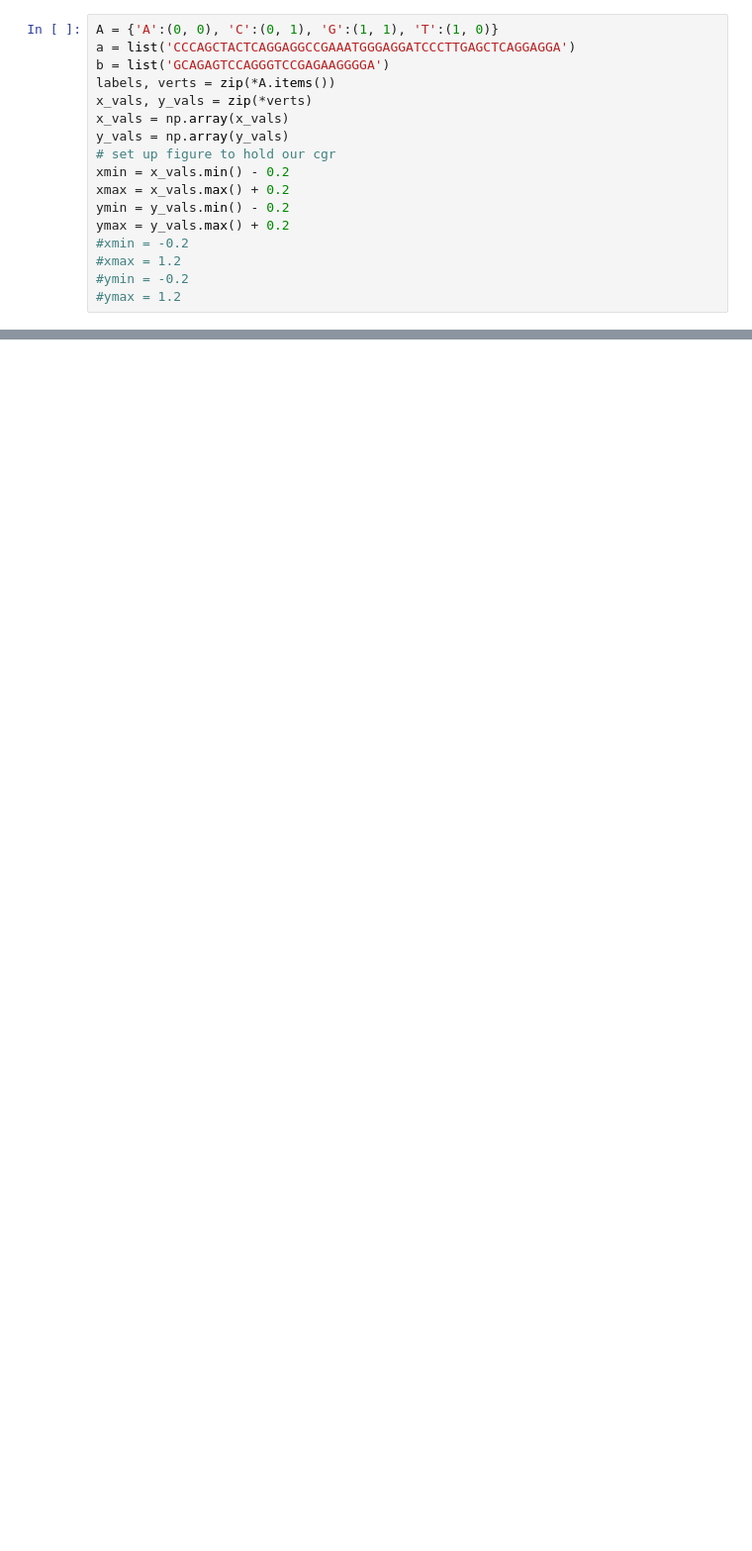
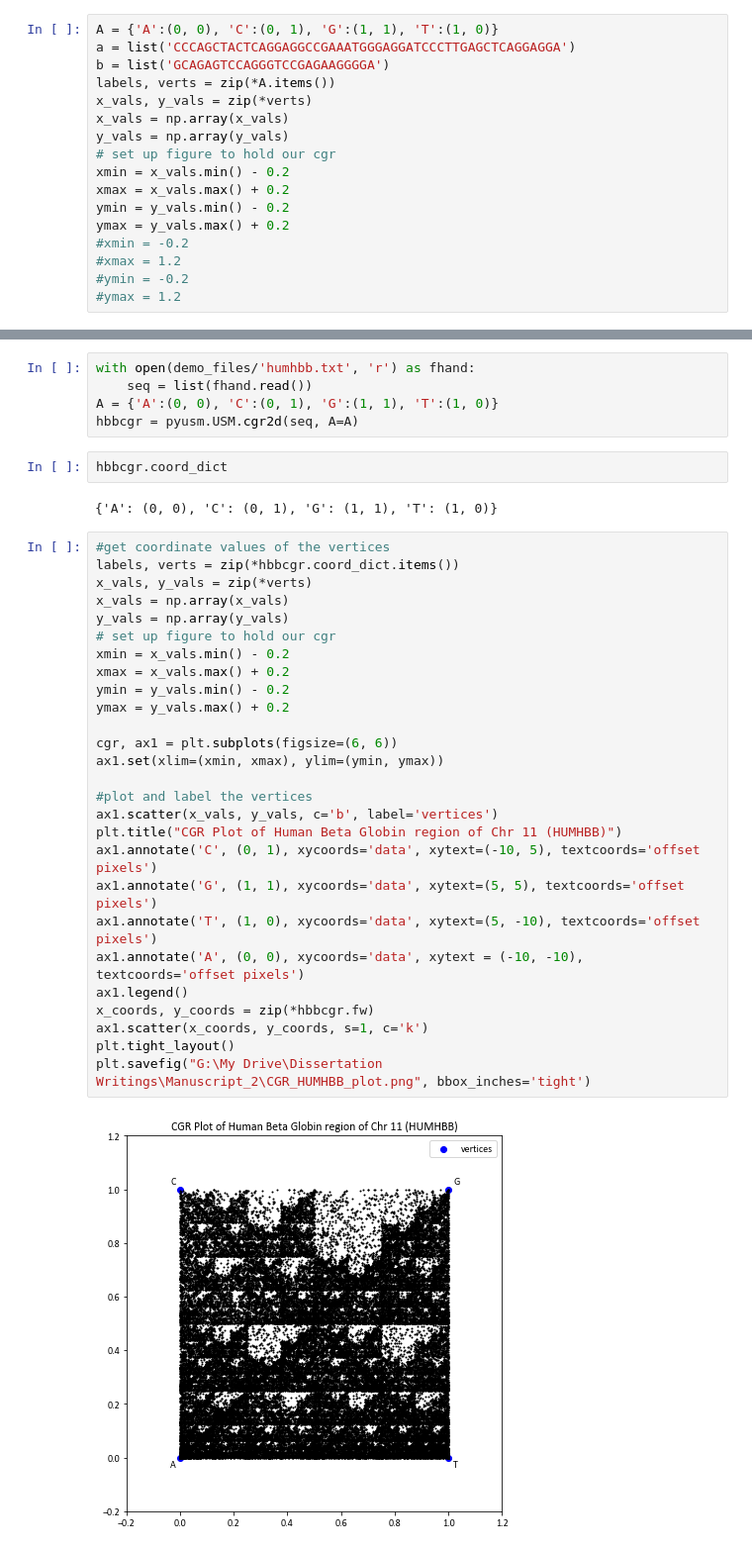
Before and after one commit to katherine983/pyusm, a Jupyter notebook: doc/manuscript2_figures.ipynb, the cells around one changed output, grey strips where cells are left out. Shown at 99% size. Cells and saved outputs as stored; diff of their text form; blank space fills up the shorter version.

```diff
--- a/doc/manuscript2_figures.ipynb
+++ b/doc/manuscript2_figures.ipynb
@@ -65,0 +69,38 @@ plt.savefig("G:\My Drive\Dissertation Writings\Manuscript_2\CGR_suffix_plot.png"
+# %%
+with open(demo_files/'humhbb.txt', 'r') as fhand:
+    seq = list(fhand.read())
+A = {'A':(0, 0), 'C':(0, 1), 'G':(1, 1), 'T':(1, 0)}
+hbbcgr = pyusm.USM.cgr2d(seq, A=A)
+# %%
+hbbcgr.coord_dict
+# %% [output]
+{'A': (0, 0), 'C': (0, 1), 'G': (1, 1), 'T': (1, 0)}
+# %%
+#get coordinate values of the vertices
+labels, verts = zip(*hbbcgr.coord_dict.items())
+x_vals, y_vals = zip(*verts)
+x_vals = np.array(x_vals)
+y_vals = np.array(y_vals)
+# set up figure to hold our cgr
+xmin = x_vals.min() - 0.2
+xmax = x_vals.max() + 0.2
+ymin = y_vals.min() - 0.2
+ymax = y_vals.max() + 0.2
+
+cgr, ax1 = plt.subplots(figsize=(6, 6))
+ax1.set(xlim=(xmin, xmax), ylim=(ymin, ymax))
+
+#plot and label the vertices
+ax1.scatter(x_vals, y_vals, c='b', label='vertices')
+plt.title("CGR Plot of Human Beta Globin region of Chr 11 (HUMHBB)")
+ax1.annotate('C', (0, 1), xycoords='data', xytext=(-10, 5), textcoords='offset pixels')
+ax1.annotate('G', (1, 1), xycoords='data', xytext=(5, 5), textcoords='offset pixels')
+ax1.annotate('T', (1, 0), xycoords='data', xytext=(5, -10), textcoords='offset pixels')
+ax1.annotate('A', (0, 0), xycoords='data', xytext = (-10, -10), textcoords='offset pixels')
+ax1.legend()
+x_coords, y_coords = zip(*hbbcgr.fw)
+ax1.scatter(x_coords, y_coords, s=1, c='k')
+plt.tight_layout()
+plt.savefig("G:\My Drive\Dissertation Writings\Manuscript_2\CGR_HUMHBB_plot.png", bbox_inches='tight')
+# %% [output]
+[figure, added]
```
Also changed, not shown: parts of 3 cells of this notebook, 2 other files.
